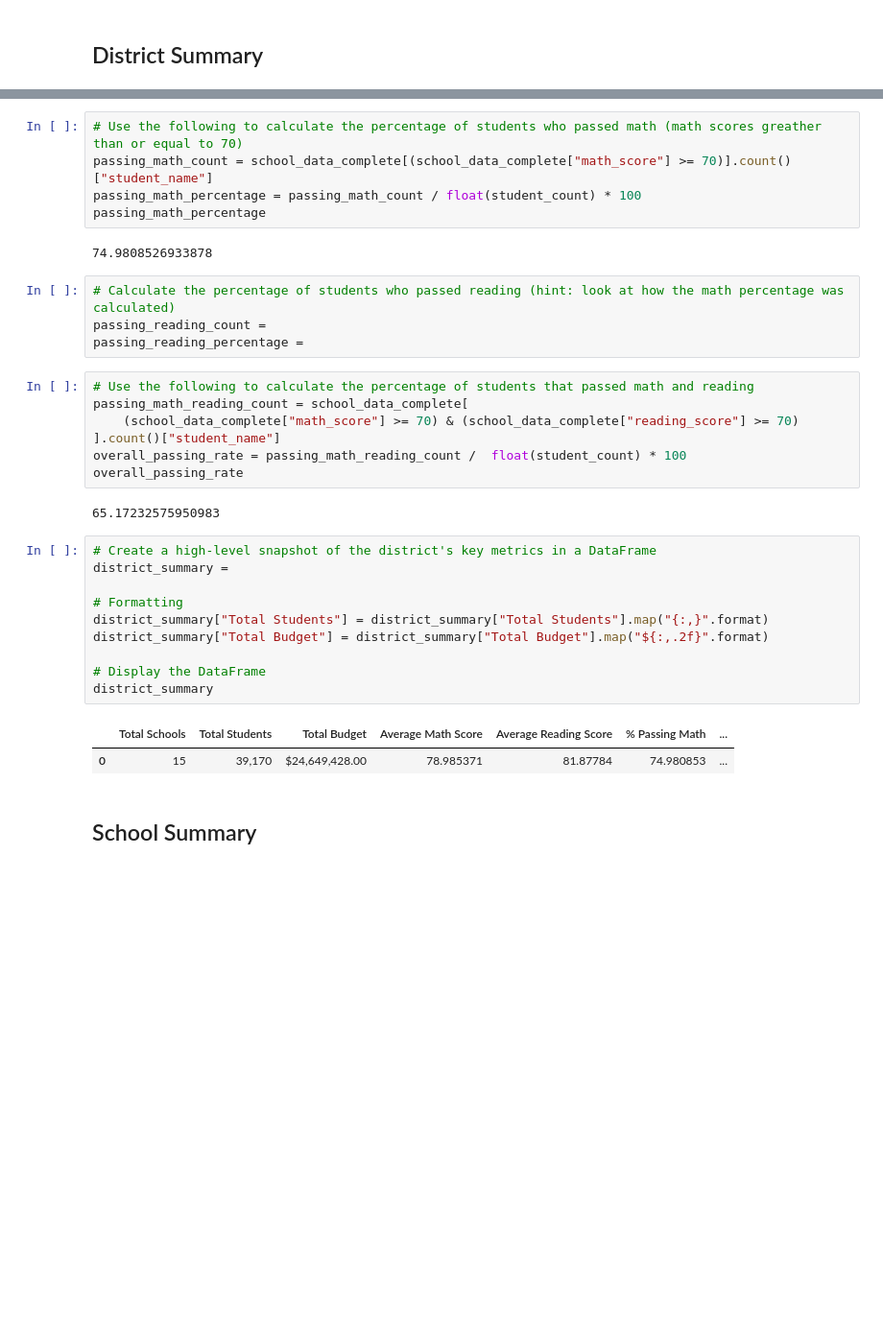
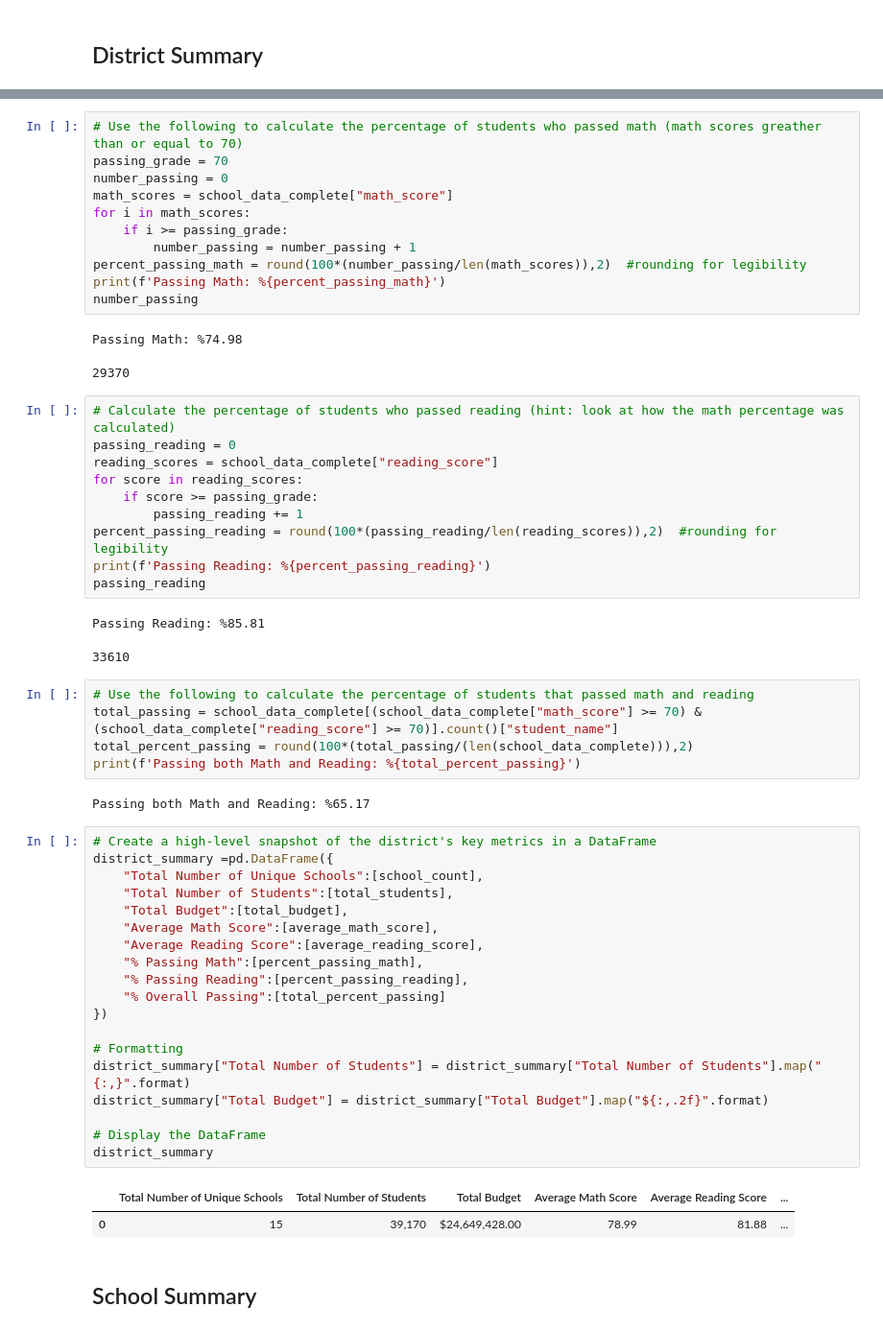
Before and after one commit to ThePennyGoblin/Pandas_Challenge_Josh, a Jupyter notebook: PyCitySchools_starter.ipynb, the cells around one changed output, grey strips where cells are left out. Shown: that part at 96% size. Cells and saved outputs as stored; diff of their text form; blank space fills up the shorter version.

```diff
--- a/PyCitySchools_starter.ipynb
+++ b/PyCitySchools_starter.ipynb
@@ -78,36 +62,59 @@ average_reading_score
 # %%
 # Use the following to calculate the percentage of students who passed math (math scores greather than or equal to 70)
-passing_math_count = school_data_complete[(school_data_complete["math_score"] >= 70)].count()["student_name"]
-passing_math_percentage = passing_math_count / float(student_count) * 100
-passing_math_percentage
+passing_grade = 70
+number_passing = 0
+math_scores = school_data_complete["math_score"]
+for i in math_scores:
+    if i >= passing_grade:
+        number_passing = number_passing + 1
+percent_passing_math = round(100*(number_passing/len(math_scores)),2)  #rounding for legibility
+print(f'Passing Math: %{percent_passing_math}')
+number_passing
 # %% [output]
-74.9808526933878
+Passing Math: %74.98
+29370
 # %%
 # Calculate the percentage of students who passed reading (hint: look at how the math percentage was calculated)
-passing_reading_count =
-passing_reading_percentage =
+passing_reading = 0
+reading_scores = school_data_complete["reading_score"]
+for score in reading_scores:
+    if score >= passing_grade:
+        passing_reading += 1
+percent_passing_reading = round(100*(passing_reading/len(reading_scores)),2)  #rounding for legibility
+print(f'Passing Reading: %{percent_passing_reading}')
+passing_reading
+# %% [output]
+Passing Reading: %85.81
+33610
 # %%
 # Use the following to calculate the percentage of students that passed math and reading
-passing_math_reading_count = school_data_complete[
-    (school_data_complete["math_score"] >= 70) & (school_data_complete["reading_score"] >= 70)
-].count()["student_name"]
-overall_passing_rate = passing_math_reading_count /  float(student_count) * 100
-overall_passing_rate
+total_passing = school_data_complete[(school_data_complete["math_score"] >= 70) & (school_data_complete["reading_score"] >= 70)].count()["student_name"]
+total_percent_passing = round(100*(total_passing/(len(school_data_complete))),2)
+print(f'Passing both Math and Reading: %{total_percent_passing}')
 # %% [output]
-65.17232575950983
+Passing both Math and Reading: %65.17
 # %%
 # Create a high-level snapshot of the district's key metrics in a DataFrame
-district_summary =
+district_summary =pd.DataFrame({
+    "Total Number of Unique Schools":[school_count],
+    "Total Number of Students":[total_students],
+    "Total Budget":[total_budget],
+    "Average Math Score":[average_math_score],
+    "Average Reading Score":[average_reading_score],
+    "% Passing Math":[percent_passing_math],
+    "% Passing Reading":[percent_passing_reading],
+    "% Overall Passing":[total_percent_passing]
+})
 
 # Formatting
-district_summary["Total Students"] = district_summary["Total Students"].map("{:,}".format)
+district_summary["Total Number of Students"] = district_summary["Total Number of Students"].map("{:,}".format)
 district_summary["Total Budget"] = district_summary["Total Budget"].map("${:,.2f}".format)
 
 # Display the DataFrame
 district_summary
 # %% [output]
-|  | Total Schools | Total Students | Total Budget | Average Math Score | Average Reading Score | % Passing Math | ... |
-| 0 | 15 | 39,170 | $24,649,428.00 | 78.985371 | 81.87784 | 74.980853 | ... |
+|  | Total Number of Unique Schools | Total Number of Students | Total Budget | Average Math Score | Average Reading Score | ... |
+| 0 | 15 | 39,170 | $24,649,428.00 | 78.99 | 81.88 | ... |
 # %% [markdown]
 ## School Summary
 # %%
```
Also changed, not shown: parts of 13 cells of this notebook.
